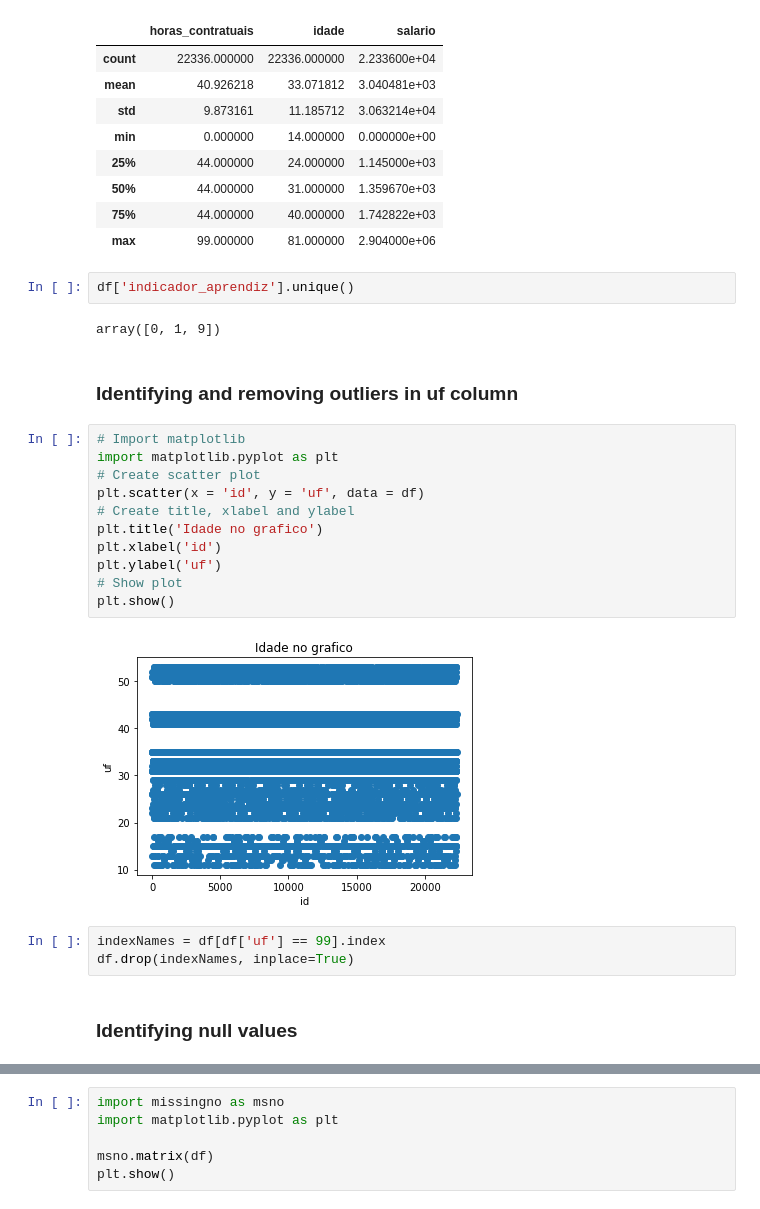
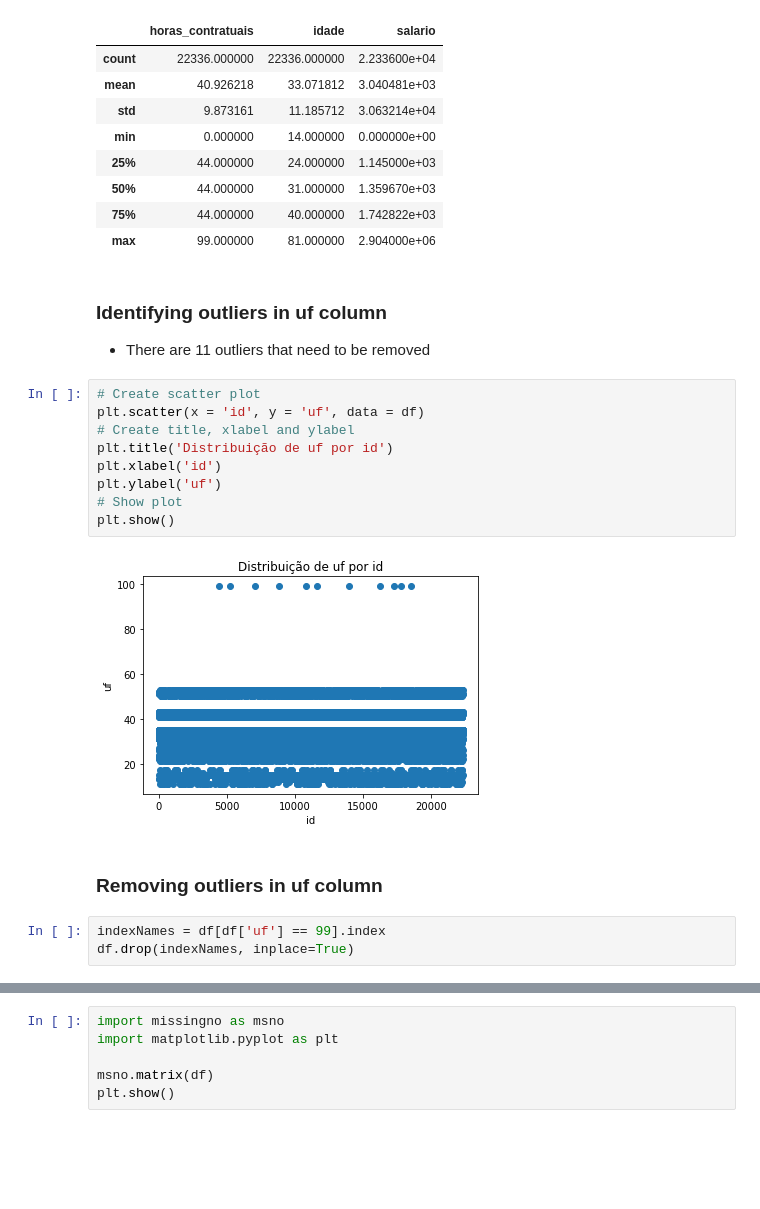
Before and after one commit to Daniel-Ozeas/quero-educacao-challenge, a Jupyter notebook: Quero_Educacao_Interview.ipynb, the cells around one changed output, grey strips where cells are left out. Cells and saved outputs as stored; diff of their text form; blank space fills up the shorter version.

Commit message:
Add README and some data clean step

```diff
--- a/Quero_Educacao_Interview.ipynb
+++ b/Quero_Educacao_Interview.ipynb
@@ -182,27 +219,23 @@ df[['horas_contratuais', 'idade', 'salario']].describe()
 | 50% | 44.000000 | 31.000000 | 1.359670e+03 |
 | 75% | 44.000000 | 40.000000 | 1.742822e+03 |
 | max | 99.000000 | 81.000000 | 2.904000e+06 |
-# %%
-df['indicador_aprendiz'].unique()
-# %% [output]
-array([0, 1, 9])
+# %% [markdown]
+### Identifying outliers in uf column
+
+* There are 11 outliers that need to be removed
+# %%
+# Create scatter plot
+plt.scatter(x = 'id', y = 'uf', data = df)
+# Create title, xlabel and ylabel
+plt.title('Distribuição de uf por id')
+plt.xlabel('id')
+plt.ylabel('uf')
+# Show plot
+plt.show()
+# %% [output]
+[figure, added]
 # %% [markdown]
-### Identifying and removing outliers in uf column
+### Removing outliers in uf column
-# %%
-# Import matplotlib
-import matplotlib.pyplot as plt
-# Create scatter plot
-plt.scatter(x = 'id', y = 'uf', data = df)
-# Create title, xlabel and ylabel
-plt.title('Idade no grafico')
-plt.xlabel('id')
-plt.ylabel('uf')
-# Show plot
-plt.show()
-# %% [output]
-[figure, removed]
 # %%
 indexNames = df[df['uf'] == 99].index
 df.drop(indexNames, inplace=True)
-# %% [markdown]
-### Identifying null values
```
Also changed, not shown: parts of 38 cells of this notebook, 2 other files.
